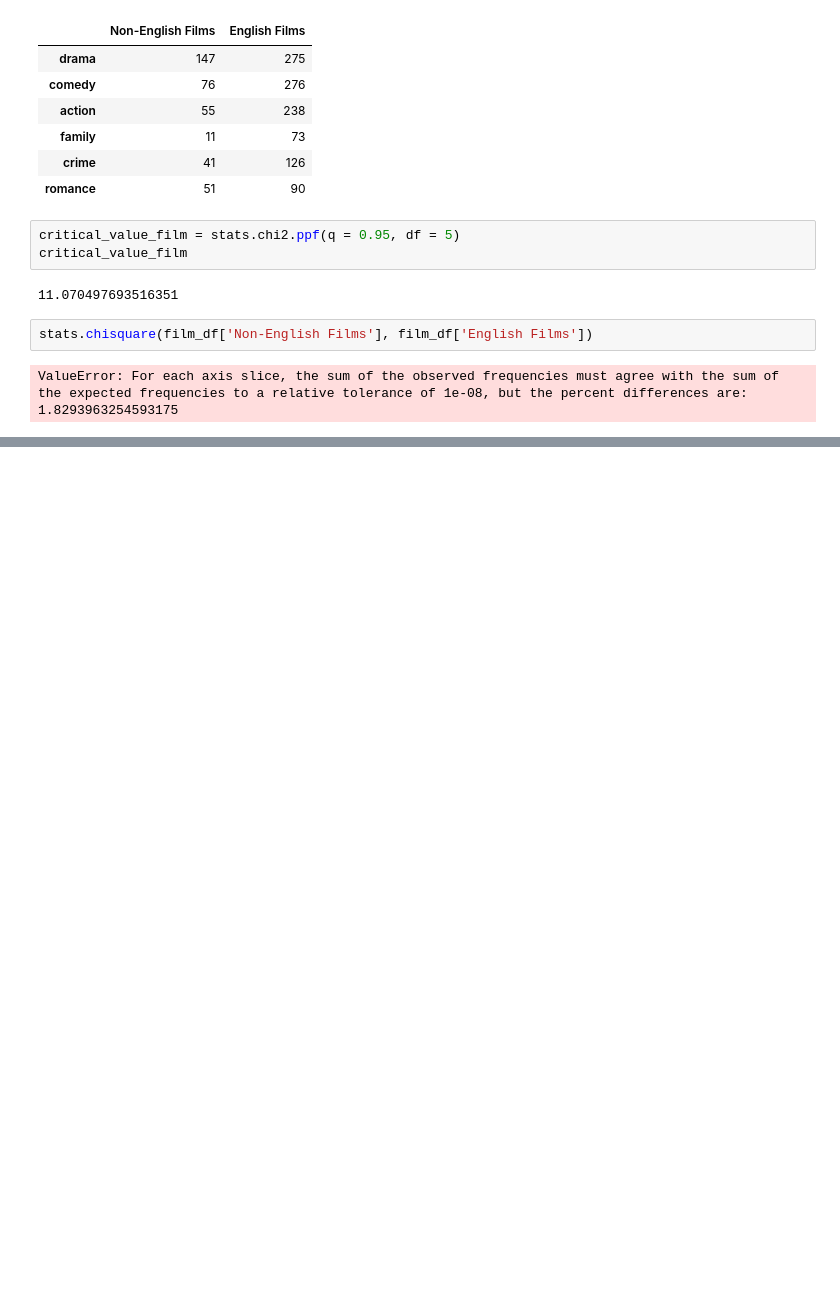
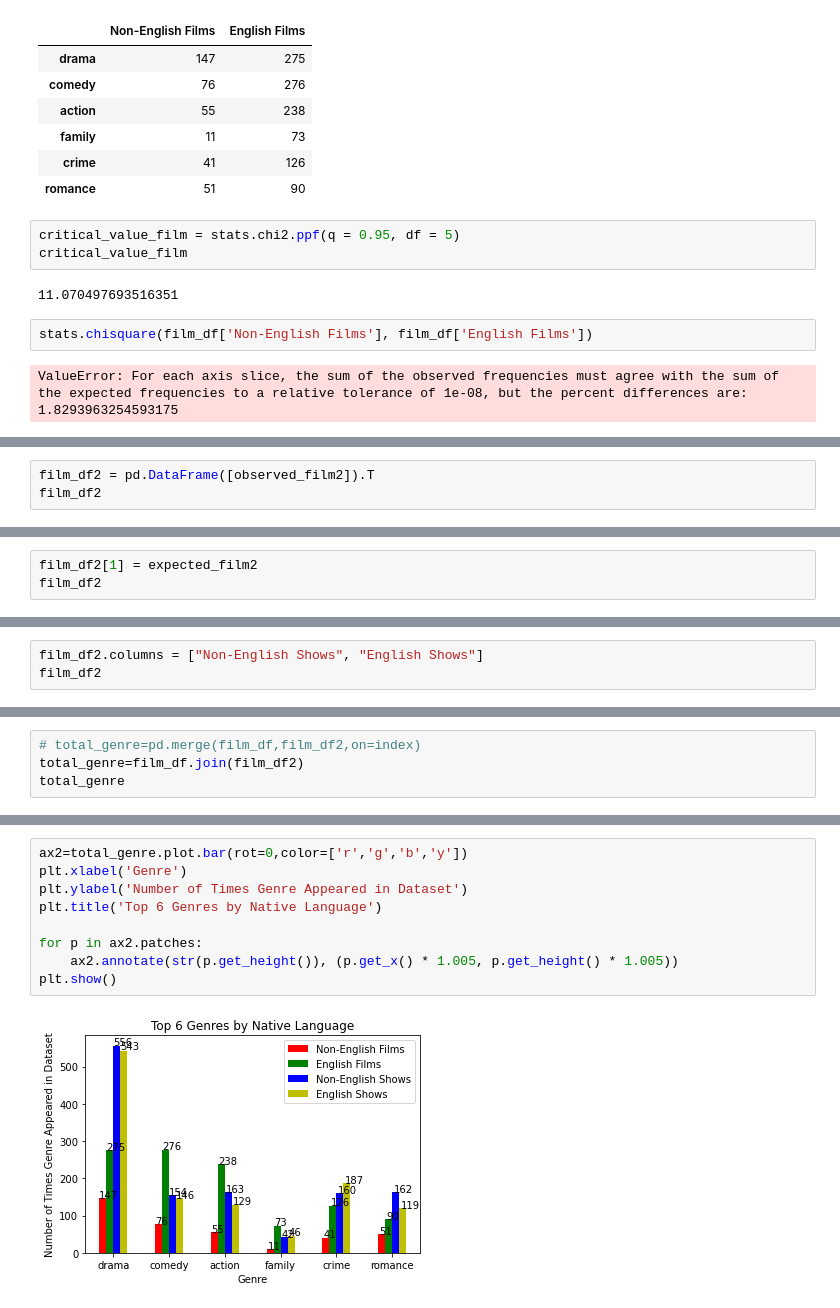
Before and after one commit to EdithLotterman/Project-1-Team-8, a Jupyter notebook: project1_group8_KY.ipynb, the cells around one changed output, grey strips where cells are left out. Saved outputs shown, nothing was run; the diff lists cells and outputs as text; blank space fills up the shorter version.

```diff
--- a/project1_group8_KY.ipynb
+++ b/project1_group8_KY.ipynb
@@ -266,0 +319,3 @@ SyntaxError: invalid syntax (1049688656.py, line 2)
+# %%
+film_df2 = pd.DataFrame([observed_film2]).T
+film_df2
@@ -266,0 +330,3 @@ SyntaxError: invalid syntax (1049688656.py, line 2)
+# %%
+film_df2[1] = expected_film2
+film_df2
@@ -266,0 +341,3 @@ SyntaxError: invalid syntax (1049688656.py, line 2)
+# %%
+film_df2.columns = ["Non-English Shows", "English Shows"]
+film_df2
@@ -266,0 +362,4 @@ SyntaxError: invalid syntax (1049688656.py, line 2)
+# %%
+# total_genre=pd.merge(film_df,film_df2,on=index)
+total_genre=film_df.join(film_df2)
+total_genre
@@ -266,0 +374,11 @@ SyntaxError: invalid syntax (1049688656.py, line 2)
+# %%
+ax2=total_genre.plot.bar(rot=0,color=['r','g','b','y'])
+plt.xlabel('Genre')
+plt.ylabel('Number of Times Genre Appeared in Dataset')
+plt.title('Top 6 Genres by Native Language')
+
+for p in ax2.patches:
+    ax2.annotate(str(p.get_height()), (p.get_x() * 1.005, p.get_height() * 1.005))
+plt.show()
+# %% [output]
+[figure, added]
```
Also changed, not shown: parts of 13 cells of this notebook, 1 other file.
